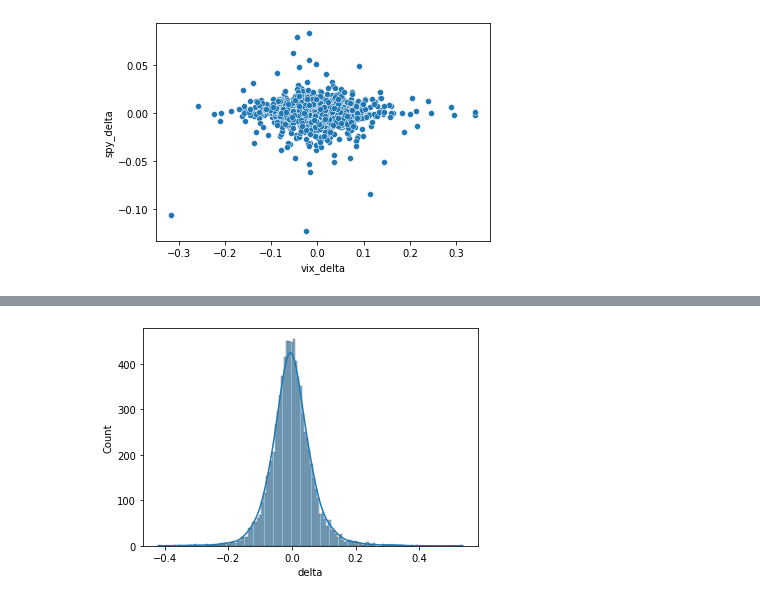
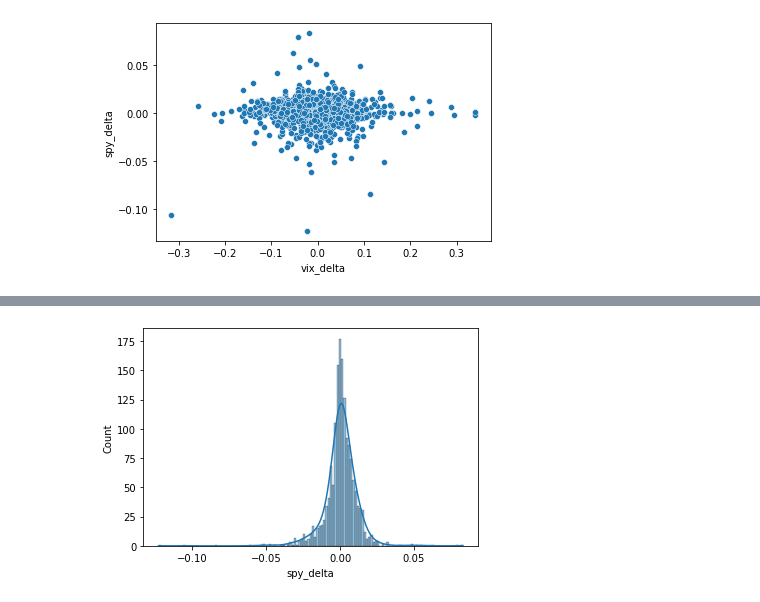
Before and after one commit to JoeHGeoghegan/VIX_Timing_The_Market, a Jupyter notebook: Notebooks/Laramie.ipynb, the cells around one changed output, grey strips where cells are left out. Drawn from its saved outputs; the diff is of its cells as text; code cells hidden in the pictures.

```diff
--- a/Notebooks/Laramie.ipynb
+++ b/Notebooks/Laramie.ipynb
@@ -284,11 +210,11 @@ sns.scatterplot(
 # %%
-fig =sns.histplot( vix_df['delta'],
+fig =sns.histplot( spy_df['spy_delta'],
                    kde= True,
                    kde_kws= {'cut': 0,
                    'gridsize':4000,
                    'bw_adjust': 1.5
                    }
 
 )
 # %% [output]
-[figure, old version]
+[figure, new version]
```
Also changed, not shown: parts of 17 cells of this notebook.
